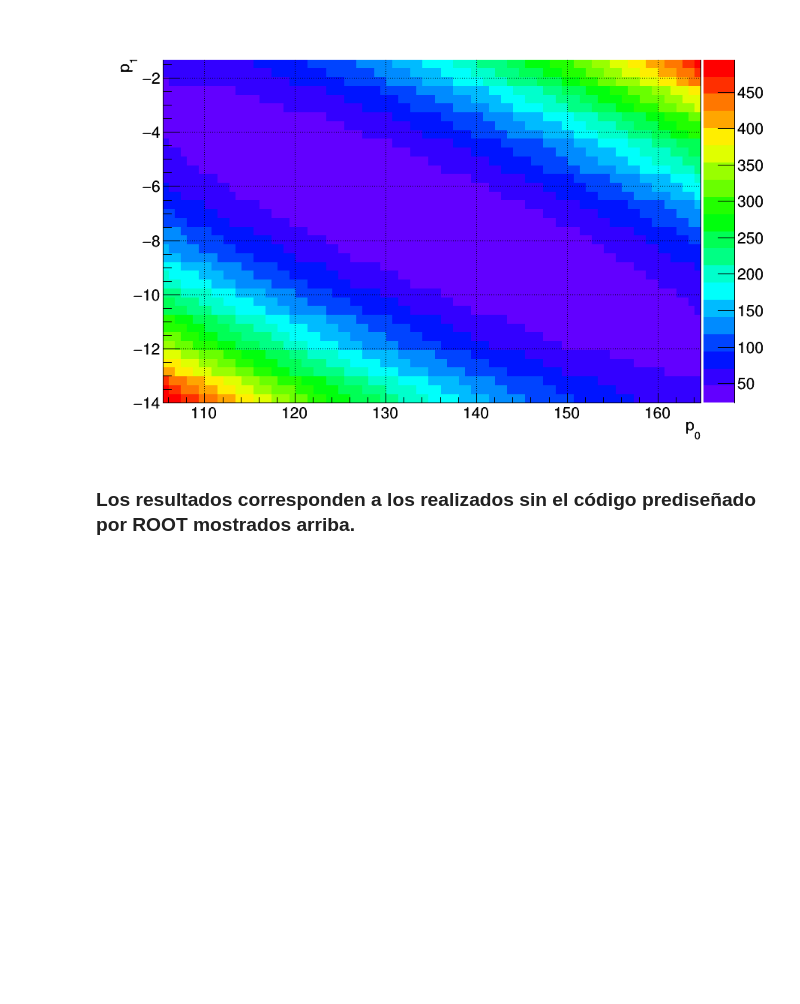
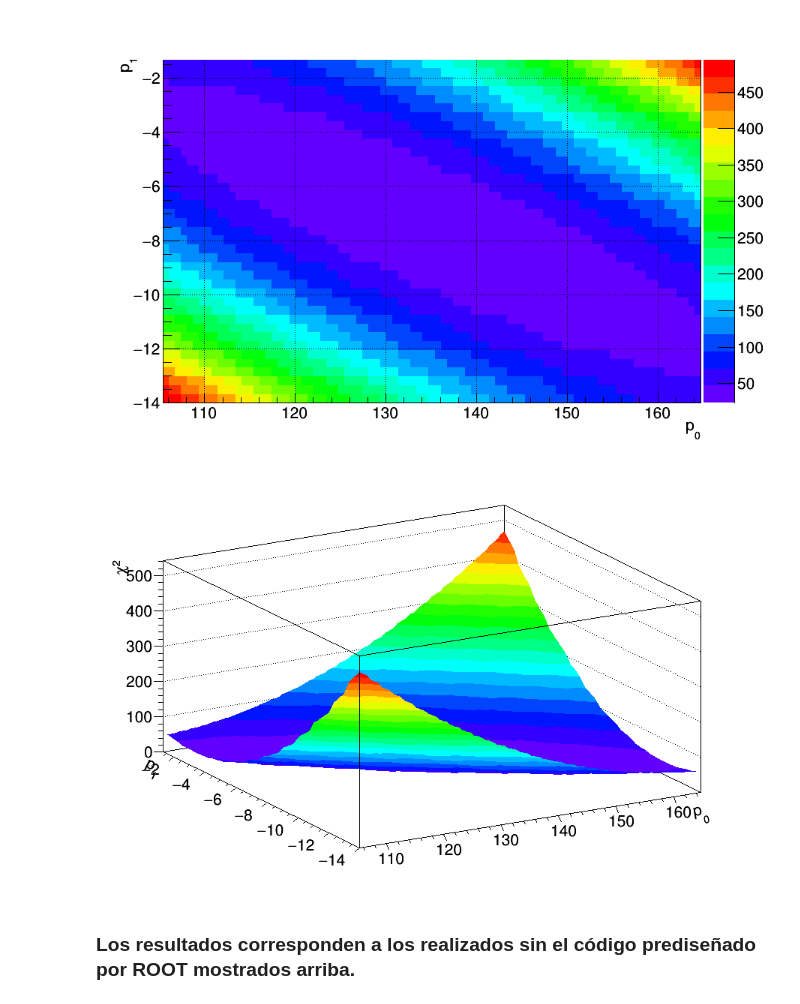
Before and after one commit to AltuOs/MD_T2, a Jupyter notebook: T2_Ej1_Oscar_Altuve.ipynb, the cells around one changed output. Cells and saved outputs as stored; diff of their text form; code cells hidden in the pictures; blank space fills up the shorter version.

```diff
--- a/T2_Ej1_Oscar_Altuve.ipynb
+++ b/T2_Ej1_Oscar_Altuve.ipynb
@@ -101,7 +119,7 @@ Float_t maxVal = 165;
 
 binp0 = int((150-minVal)/stepp0);
 binp1 = int(10./stepp1);
-chi2dPlot = new TH2D("chi2dPlot","chi2dPlot",binp0,minVal-stepp0/2.0,maxVal-stepp0/2.0,binp1,-14,-1);
+TH2D *chi2dPlot = new TH2D("chi2dPlot","chi2dPlot",binp0,minVal-stepp0/2.0,maxVal-stepp0/2.0,binp1,-14,-1);
 
 cout << "Número de bins p0: " << binp0 << endl
      << "Número de bins p1: " << binp1 << endl;
@@ -190,5 +269,10 @@ chi2dPlot->Draw("colz");
 c2->Draw();
 # %% [output]
 [figure]
+# %%
+chi2dPlot->Draw("surf2");;
+c2->Draw();
+# %% [output]
+[figure, added]
 # %% [markdown]
 ### Los resultados corresponden a los realizados sin el código prediseñado por ROOT mostrados arriba.
```
Also changed, not shown: parts of 25 cells of this notebook.
